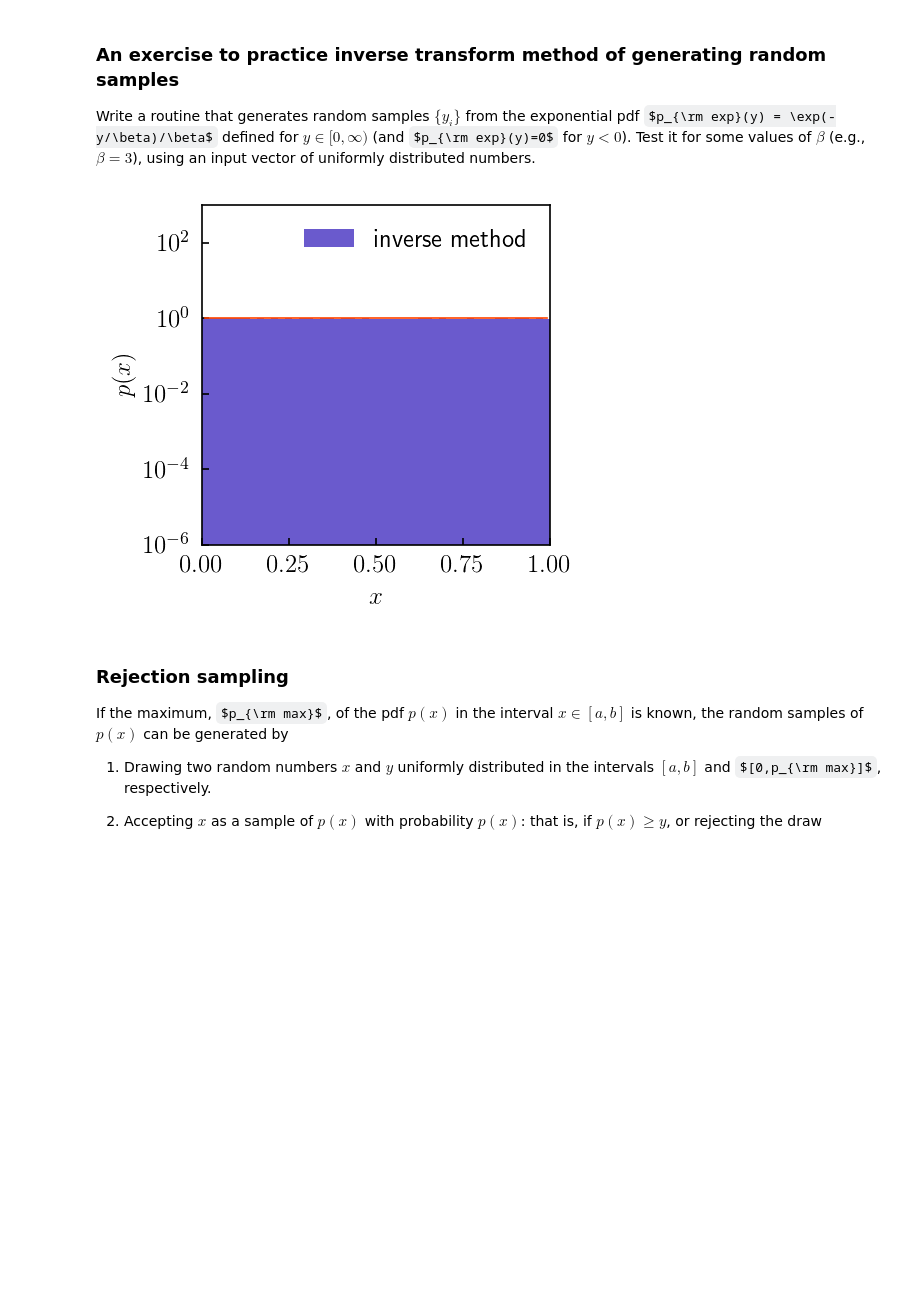
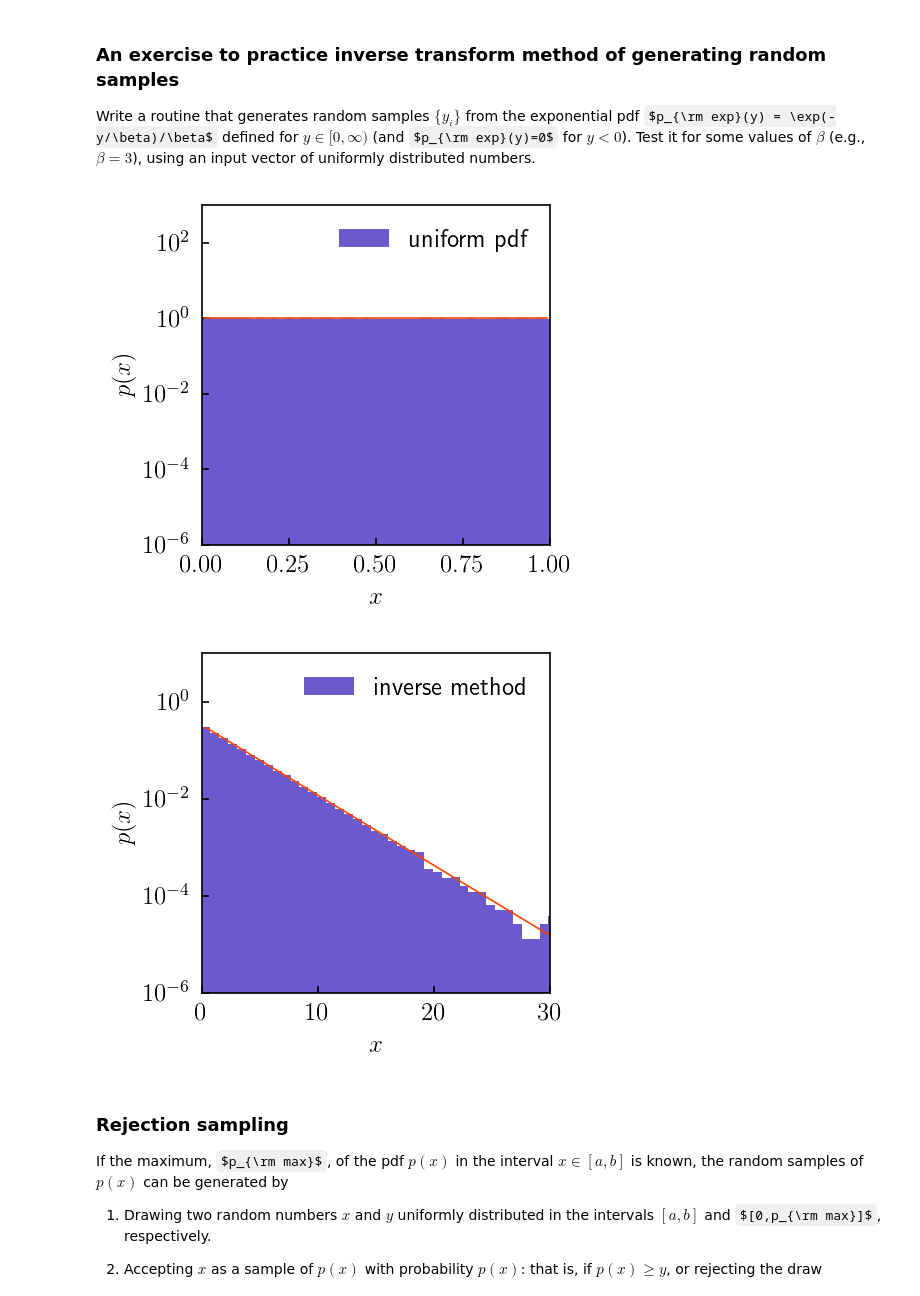
Before and after one commit to a-kravtsov/a211w20, a Jupyter notebook: 06c_distribution_sampling.ipynb, the cells around one changed output. Cells and saved outputs as stored; diff of their text form; code cells hidden in the pictures; some formulas as TeX source; blank space fills up the shorter version.

```diff
--- a/06c_distribution_sampling.ipynb
+++ b/06c_distribution_sampling.ipynb
@@ -151,10 +151,14 @@ def plot_exp_pdf(yexp, func, fname=None, label='inverse method',
 # %%
 def uniform(x, b):
     return np.ones_like(x)
 
-plot_exp_pdf(yrnd, uniform, label='inverse method', xlims = [0., 1], ylims=[1.e-6, 1e3], args=[beta,], figsize=3)
+
+plot_exp_pdf(yrnd, uniform, label='uniform pdf', xlims = [0., 1], ylims=[1.e-6, 1e3], args=[beta,], figsize=3)
+
+plot_exp_pdf(xexp, pdf_exp, label='inverse method', xlims = [0., 30], ylims=[1.e-6, 1e1], args=[beta,], figsize=3)
 # %% [output]
-[figure, old version]
+[figure, new version]
+[figure, added]
 # %% [markdown]
 ### Rejection sampling
 
```
